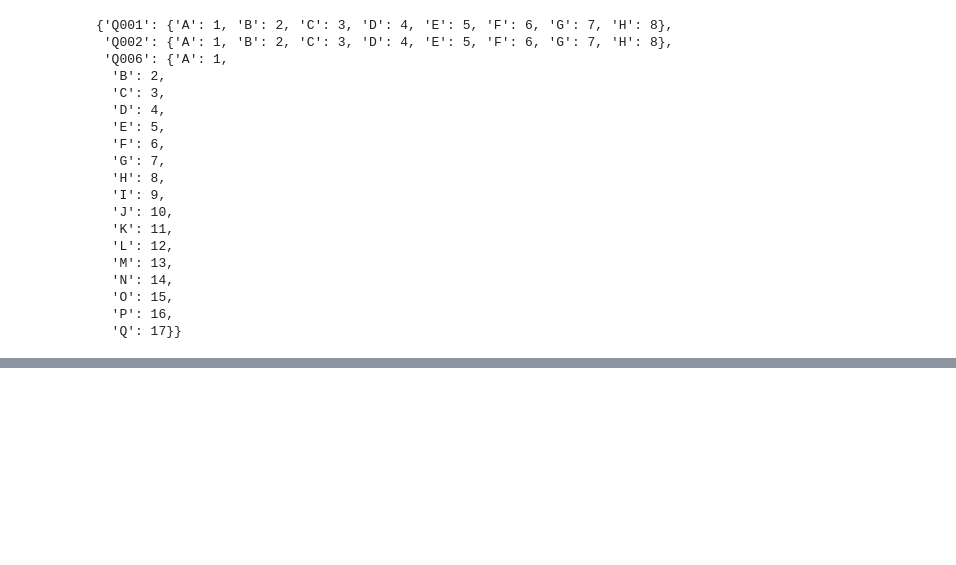
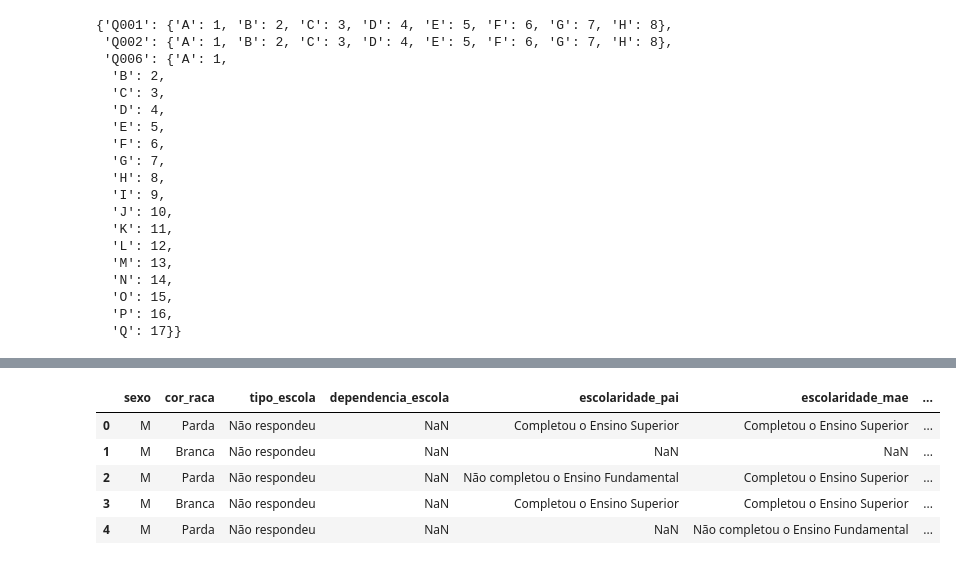
Before and after one commit to Fkureski/DataAnalyticsENEM2016, a Jupyter notebook: main.ipynb, the cells around one changed output, grey strips where cells are left out. Saved outputs shown, nothing was run; the diff lists cells and outputs as text; code cells hidden in the pictures; blank space fills up the shorter version.

```diff
--- a/main.ipynb
+++ b/main.ipynb
@@ -120,0 +140,86 @@ Variáveis numéricas usadas: ['NU_IDADE', 'NU_NOTA_CN', 'NU_NOTA_CH', 'NU_NOTA_
+# %%
+
+# Cor ou raça
+map_cor_raca = {
+    0: "Não declarado",
+    1: "Branca",
+    2: "Preta",
+    3: "Parda",
+    4: "Amarela",
+    5: "Indígena"
+}
+
+# Tipo de escola (em que o participante estudou)
+map_tipo_escola = {
+    1: "Não respondeu",
+    2: "Pública",
+    3: "Privada"
+}
+
+# Dependência administrativa da escola
+map_dependencia_escola = {
+    1: "Federal",
+    2: "Estadual",
+    3: "Municipal",
+    4: "Privada"
+}
+
+# Escolaridade do pai (Q001)
+map_escolaridade_pai = {
+    "A": "Nunca estudou",
+    "B": "Não completou o Ensino Fundamental",
+    "C": "Completou o Ensino Fundamental",
+    "D": "Completou o Ensino Médio",
+    "E": "Completou o Ensino Superior",
+    "F": "Pós-graduação",
+    "G": "Não sei"
+}
+
+# Escolaridade da mãe (Q002)
+map_escolaridade_mae = {
+    "A": "Nunca estudou",
+    "B": "Não completou o Ensino Fundamental",
+    "C": "Completou o Ensino Fundamental",
+    "D": "Completou o Ensino Médio",
+    "E": "Completou o Ensino Superior",
+    "F": "Pós-graduação",
+    "G": "Não sei"
+}
+
+# Renda familiar (Q006)
+map_renda_familiar = {
+    "A": "Até R$ 980,00",
+    "B": "De R$ 981 a R$ 1.470",
+    "C": "De R$ 1.471 a R$ 1.960",
+    "D": "De R$ 1.961 a R$ 2.940",
+    "E": "De R$ 2.941 a R$ 3.920",
+    "F": "De R$ 3.921 a R$ 4.900",
+    "G": "De R$ 4.901 a R$ 5.880",
+    "H": "De R$ 5.881 a R$ 6.860",
+    "I": "De R$ 6.861 a R$ 7.840",
+    "J": "De R$ 7.841 a R$ 8.820",
+    "K": "De R$ 8.821 a R$ 9.800",
+    "L": "De R$ 9.801 a R$ 11.760",
+    "M": "De R$ 11.761 a R$ 14.700",
+    "N": "De R$ 14.701 a R$ 19.600",
+    "O": "De R$ 19.601 a R$ 24.500",
+    "P": "Mais de R$ 24.501"
+}
+
+df["cor_raca"] = df["cor_raca"].map(map_cor_raca)
+df["tipo_escola"] = df["tipo_escola"].map(map_tipo_escola)
+df["dependencia_escola"] = df["dependencia_escola"].map(map_dependencia_escola)
+df["escolaridade_pai"] = df["escolaridade_pai"].map(map_escolaridade_pai)
+df["escolaridade_mae"] = df["escolaridade_mae"].map(map_escolaridade_mae)
+df["renda_familiar"] = df["renda_familiar"].map(map_renda_familiar)
+
+df[["sexo", "cor_raca", "tipo_escola", "dependencia_escola",
+    "escolaridade_pai", "escolaridade_mae",
+    "numero_moradores", "renda_familiar"]].head()
+# %% [output]
+|  | sexo | cor_raca | tipo_escola | dependencia_escola | escolaridade_pai | escolaridade_mae | ... |
+| 0 | M | Parda | Não respondeu | NaN | Completou o Ensino Superior | Completou o Ensino Superior | ... |
+| 1 | M | Branca | Não respondeu | NaN | NaN | NaN | ... |
+| 2 | M | Parda | Não respondeu | NaN | Não completou o Ensino Fundamental | Completou o Ensino Superior | ... |
+| 3 | M | Branca | Não respondeu | NaN | Completou o Ensino Superior | Completou o Ensino Superior | ... |
+| 4 | M | Parda | Não respondeu | NaN | NaN | Não completou o Ensino Fundamental | ... |
```
Also changed, not shown: parts of 8 cells of this notebook, 1 other file.
